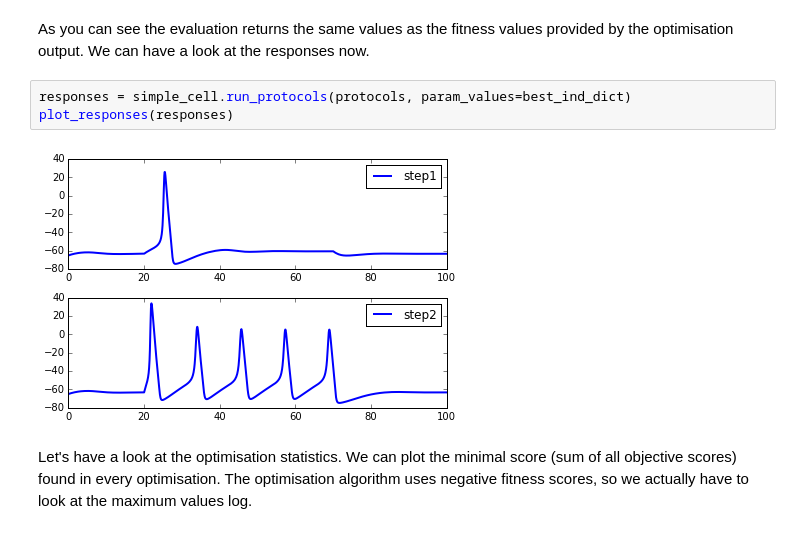
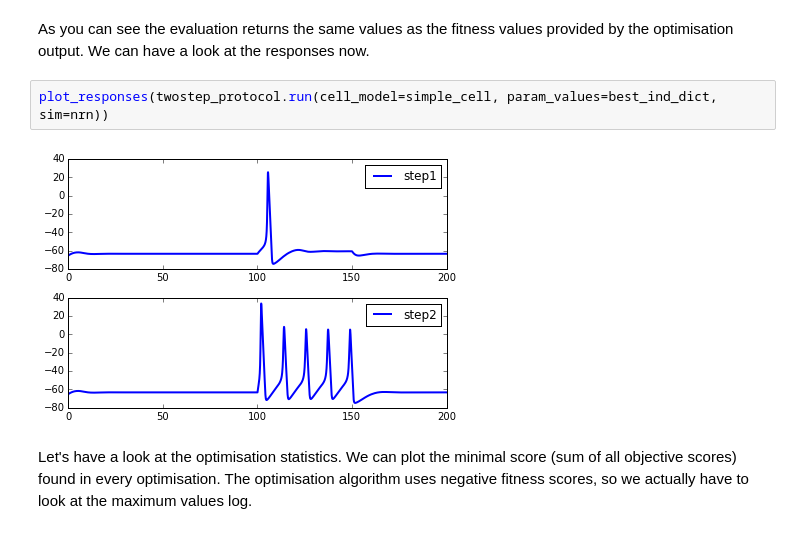
Before and after one commit to BlueBrain/BluePyOpt, a Jupyter notebook: examples/simplecell/simplecell-paperfig.ipynb, the cells around one changed output. Saved outputs shown, nothing was run; the diff lists cells and outputs as text.

```diff
--- a/examples/simplecell/simplecell-paperfig.ipynb
+++ b/examples/simplecell/simplecell-paperfig.ipynb
@@ -280,11 +273,10 @@ print cell_evaluator.evaluate_with_dicts(best_ind_dict)
 # %% [markdown]
 As you can see the evaluation returns the same values as the fitness values provided by the optimisation output.
 We can have a look at the responses now.
-# %%
-responses = simple_cell.run_protocols(protocols, param_values=best_ind_dict)
-plot_responses(responses)
-# %% [output]
-[figure, removed]
+# %%
+plot_responses(twostep_protocol.run(cell_model=simple_cell, param_values=best_ind_dict, sim=nrn))
+# %% [output]
+[figure, added]
 # %% [markdown]
 Let's have a look at the optimisation statistics.
 We can plot the minimal score (sum of all objective scores) found in every optimisation.
```
Also changed, not shown: parts of 13 cells of this notebook.
